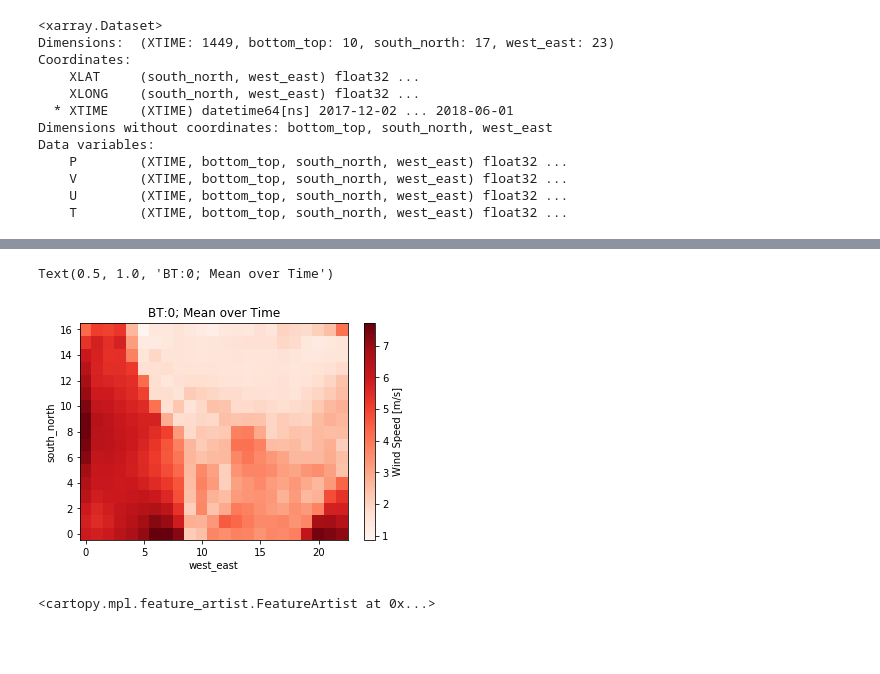
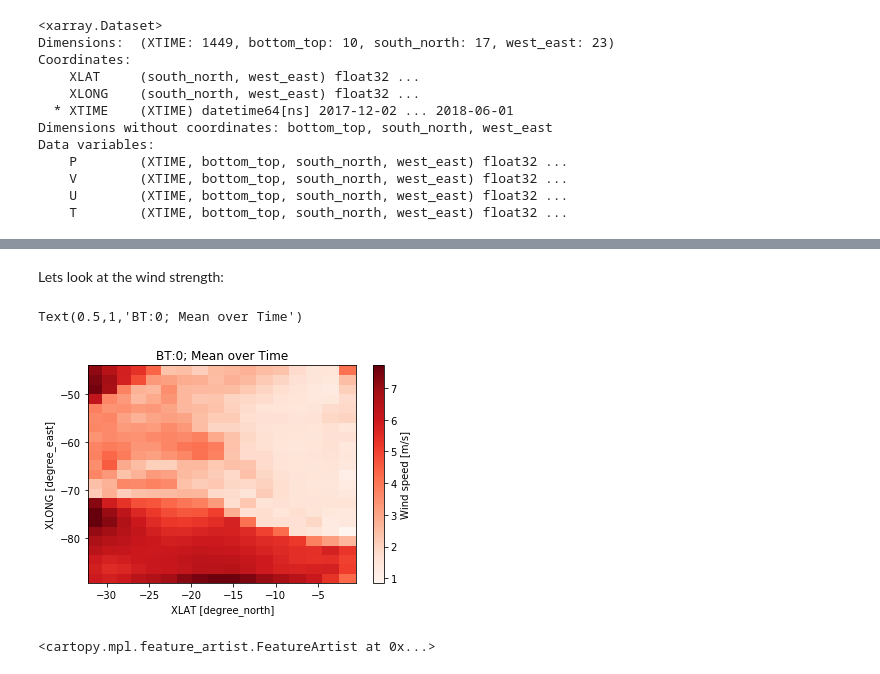
Before and after one commit to daliagachc/negi-stuff, a Jupyter notebook: negi_stuff/presentations/intro_jlab/02.ipynb, the cells around one changed output, grey strips where cells are left out. Cells and saved outputs as stored; diff of their text form; code cells hidden in the pictures; blank space fills up the shorter version.

```diff
--- a/negi_stuff/presentations/intro_jlab/02.ipynb
+++ b/negi_stuff/presentations/intro_jlab/02.ipynb
@@ -26,0 +44,3 @@ Data variables:
+# %%
+ds['theta_C'] = ds[T]+300-273
+ds['theta_C'] = ds['theta_C'].assign_attrs({'units':'C'})
@@ -33,6 +69,3 @@ XLA = 'XLAT'
 XLO = 'XLONG'
 P, V, U, T = 'P','V','U','T'
 TR = 'T_C'
-# %%
-ds[TR] = ds[T]+300-273
-ds[TR] = ds[TR].assign_attrs({'units':'C'})
@@ -49,13 +72,19 @@ ds[P][{XT:0,BT:0}].plot(x=XLO,y=XLA)
+# %% [markdown]
+Lets look at the wind strength:
 # %%
+import numpy as np
 _ds = ds[[V,U]][{BT:0}]
 _ds1 = np.sqrt(_ds[V]**2 + _ds[U]**2)
 f,ax = plt.subplots()
 _dm = _ds1.mean(XT)
-_dm.plot.pcolormesh(cmap = plt.get_cmap('Reds'),ax=ax,cbar_kwargs={'label':'Wind Speed [m/s]'})
+# If we set attributes, xarray will use it in all plots:
+_dm.attrs['units']='m/s'
+_dm.attrs['long_name']='Wind speed'
+_dm.plot.pcolormesh(x=XLA, y=XLO, cmap = plt.get_cmap('Reds'),ax=ax)#,cbar_kwargs={'label':'Wind Speed [m/s]'})
 ax.set_title('BT:0; Mean over Time')
 # %% [output]
-Text(0.5, 1.0, 'BT:0; Mean over Time')
+Text(0.5,1,'BT:0; Mean over Time')
-[figure, old version]
+[figure, new version]
 # %%
 import cartopy as cy
 # %%
```
Also changed, not shown: parts of 9 cells of this notebook.
